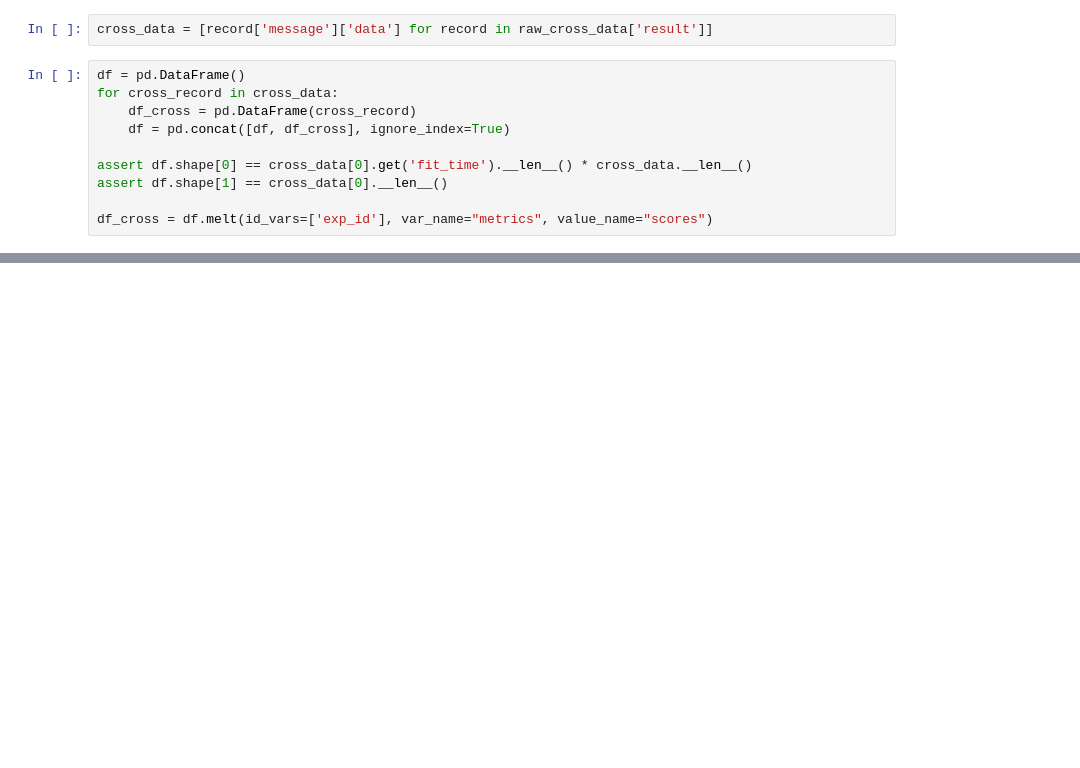
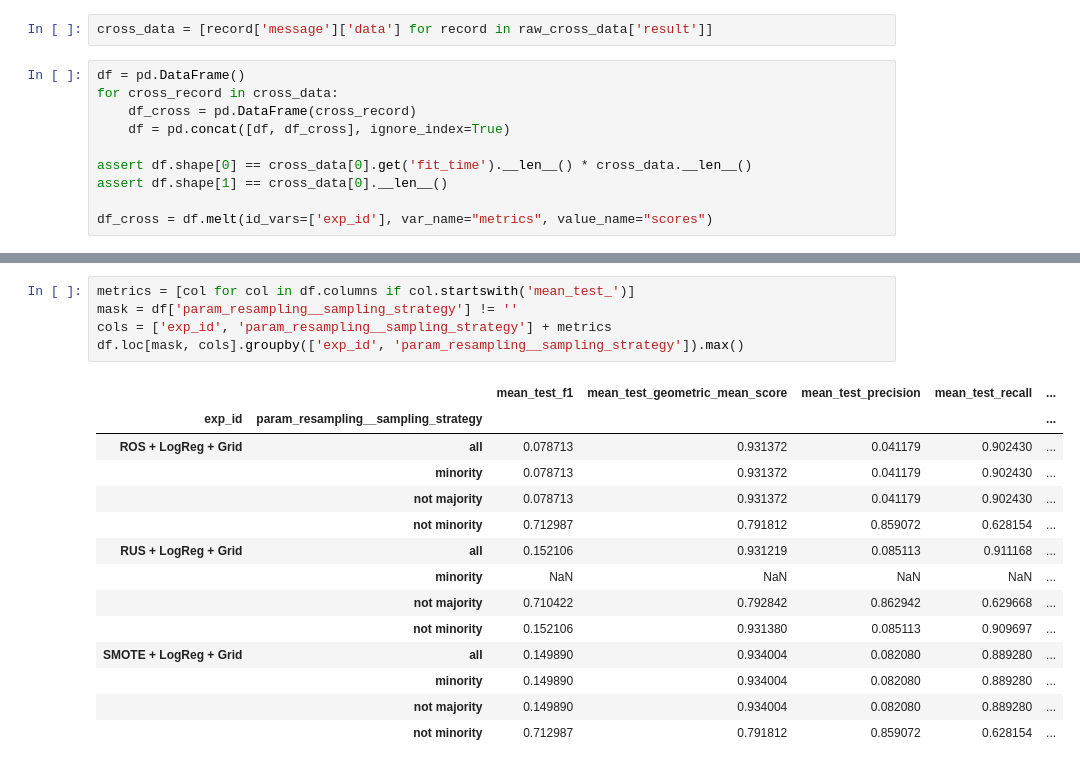
Before and after one commit to gerardovitale/fraud-detection, a Jupyter notebook: notebooks/src/explore_visualizations.ipynb, the cells around one changed output, grey strips where cells are left out. Drawn from its saved outputs; the diff is of its cells as text; blank space fills up the shorter version.

```diff
--- a/notebooks/src/explore_visualizations.ipynb
+++ b/notebooks/src/explore_visualizations.ipynb
@@ -232,0 +272,20 @@ plt.tight_layout()
+# %%
+metrics = [col for col in df.columns if col.startswith('mean_test_')]
+mask = df['param_resampling__sampling_strategy'] != ''
+cols = ['exp_id', 'param_resampling__sampling_strategy'] + metrics
+df.loc[mask, cols].groupby(['exp_id', 'param_resampling__sampling_strategy']).max()
+# %% [output]
+|  |  | mean_test_f1 | mean_test_geometric_mean_score | mean_test_precision | mean_test_recall | ... |
+| exp_id | param_resampling__sampling_strategy |  |  |  |  | ... |
+| ROS + LogReg + Grid | all | 0.078713 | 0.931372 | 0.041179 | 0.902430 | ... |
+|  | minority | 0.078713 | 0.931372 | 0.041179 | 0.902430 | ... |
+|  | not majority | 0.078713 | 0.931372 | 0.041179 | 0.902430 | ... |
+|  | not minority | 0.712987 | 0.791812 | 0.859072 | 0.628154 | ... |
+| RUS + LogReg + Grid | all | 0.152106 | 0.931219 | 0.085113 | 0.911168 | ... |
+|  | minority | NaN | NaN | NaN | NaN | ... |
+|  | not majority | 0.710422 | 0.792842 | 0.862942 | 0.629668 | ... |
+|  | not minority | 0.152106 | 0.931380 | 0.085113 | 0.909697 | ... |
+| SMOTE + LogReg + Grid | all | 0.149890 | 0.934004 | 0.082080 | 0.889280 | ... |
+|  | minority | 0.149890 | 0.934004 | 0.082080 | 0.889280 | ... |
+|  | not majority | 0.149890 | 0.934004 | 0.082080 | 0.889280 | ... |
+|  | not minority | 0.712987 | 0.791812 | 0.859072 | 0.628154 | ... |
```
Also changed, not shown: parts of 11 cells of this notebook.
